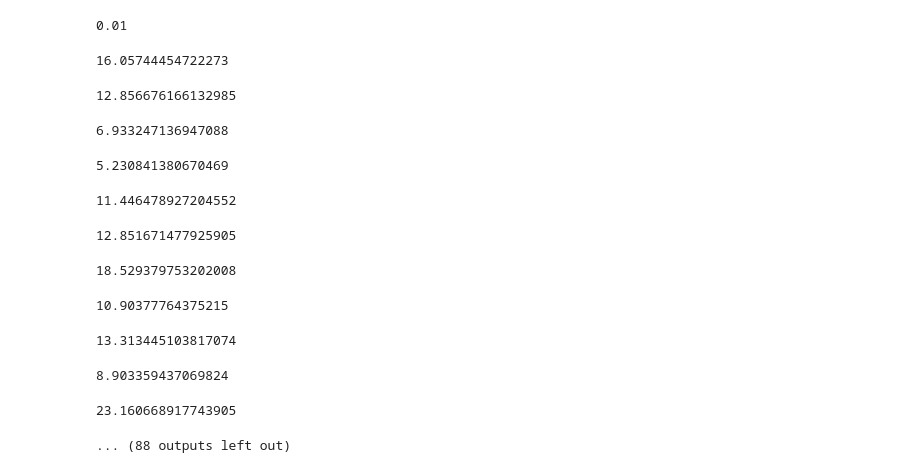
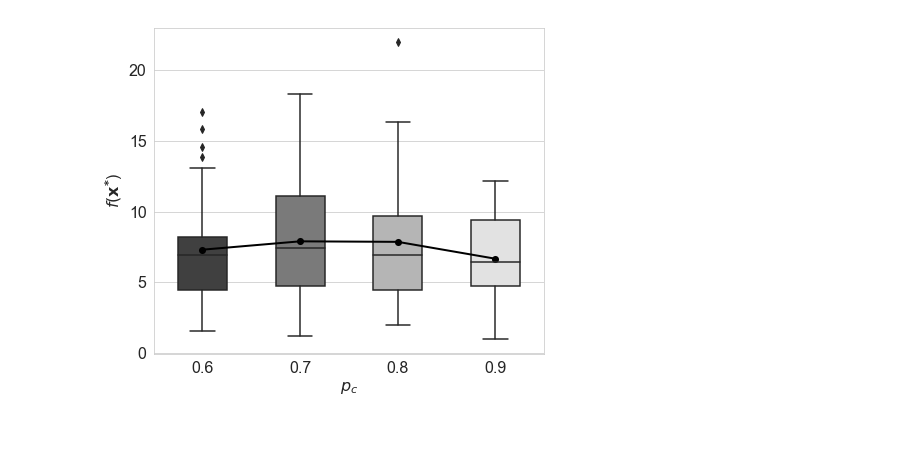
Before and after one commit to pedbrgs/Evolutionary-Computation, a Jupyter notebook: Project 1/Rastrigin Analysis.ipynb, the cells around one changed output. Drawn from its saved outputs; the diff is of its cells as text; code cells hidden in the pictures; blank space fills up the shorter version.

```diff
--- a/Project 1/Rastrigin Analysis.ipynb
+++ b/Project 1/Rastrigin Analysis.ipynb
@@ -9,0 +10,13 @@ f_m = list()
+# %%
+fitness = list()
+pc = list()
+
+cross_probs = np.arange(start = 0.6, stop = 1.0, step = 0.1)
+
+for cross_prob in cross_probs:
+    for i in range(n_exec):
+        GA = GeneticAlgorithm(n = 10, m = 20, l = 20, max_eval = 10000, mut_prob = 0.02, cross_prob = cross_prob, k = 20)
+        GA.solve()
+        fitness.append(GA.best_fitness)
+    pc.append(fitness.copy())
+    fitness.clear()
@@ -9,0 +25,5 @@ f_m = list()
+# %%
+df_pcs = pd.DataFrame(data = pc)
+df_pcs = df_pcs.transpose()
+df_pcs.columns = ["0.6", "0.7", "0.8", "0.9"]
+df_pcs.head()
@@ -10,28 +37,29 @@ f_m = list()
+# %%
+sns.set_style('whitegrid')
+plt.figure(figsize = (7, 6))
+sns.boxplot(data = df_pcs, palette = 'Greys_r', width = 0.5)
+sns.lineplot(data = df_pcs.mean().values, lw = 2, color = 'black')
+sns.scatterplot(data = df_pcs.mean().values, color = 'black', s = 50, linewidth = 0)
+plt.xticks(fontsize = 16)
+plt.yticks(fontsize = 16)
+plt.ylabel('$f(\mathbf{x^{*}}$)', fontsize = 16)
+plt.xlabel('$p_c$', fontsize = 16)
+plt.savefig('pc_rastrigin.eps', dpi = 300, bbox_inches = 'tight')
+plt.show()
+# %% [output]
+[figure, added]
 # %%
-mut_probs = np.arange(start = 0.010, stop = 0.055, step = 0.005)
+fitness = list()
+pm = list()
+
+mut_probs = np.arange(start = 0.01, stop = 0.06, step = 0.01)
 
 for mut_prob in mut_probs:
-    print(mut_prob)
     for i in range(n_exec):
-        GA = GeneticAlgorithm(n = 10, m = 20, l = 20, max_eval = 10000, mut_prob = mut_prob, cross_prob = 0.75, k = 20)
+        GA = GeneticAlgorithm(n = 10, m = 20, l = 20, max_eval = 10000, mut_prob = mut_prob, cross_prob = best_cross_prob, k = 20)
         GA.solve()
         fitness.append(GA.best_fitness)
-        print(GA.best_fitness)
     pm.append(fitness.copy())
     fitness.clear()
-# %% [output]
-0.01
-16.05744454722273
-12.856676166132985
-6.933247136947088
-5.230841380670469
-11.446478927204552
-12.851671477925905
-18.529379753202008
-10.90377764375215
-13.313445103817074
-8.903359437069824
-23.160668917743905
-... (88 outputs left out)
 # %%
 best_mut_prob = mut_probs[np.argmin(np.mean(pm, axis = 1))]
```
Also changed, not shown: parts of 19 cells of this notebook, 7 other files.
